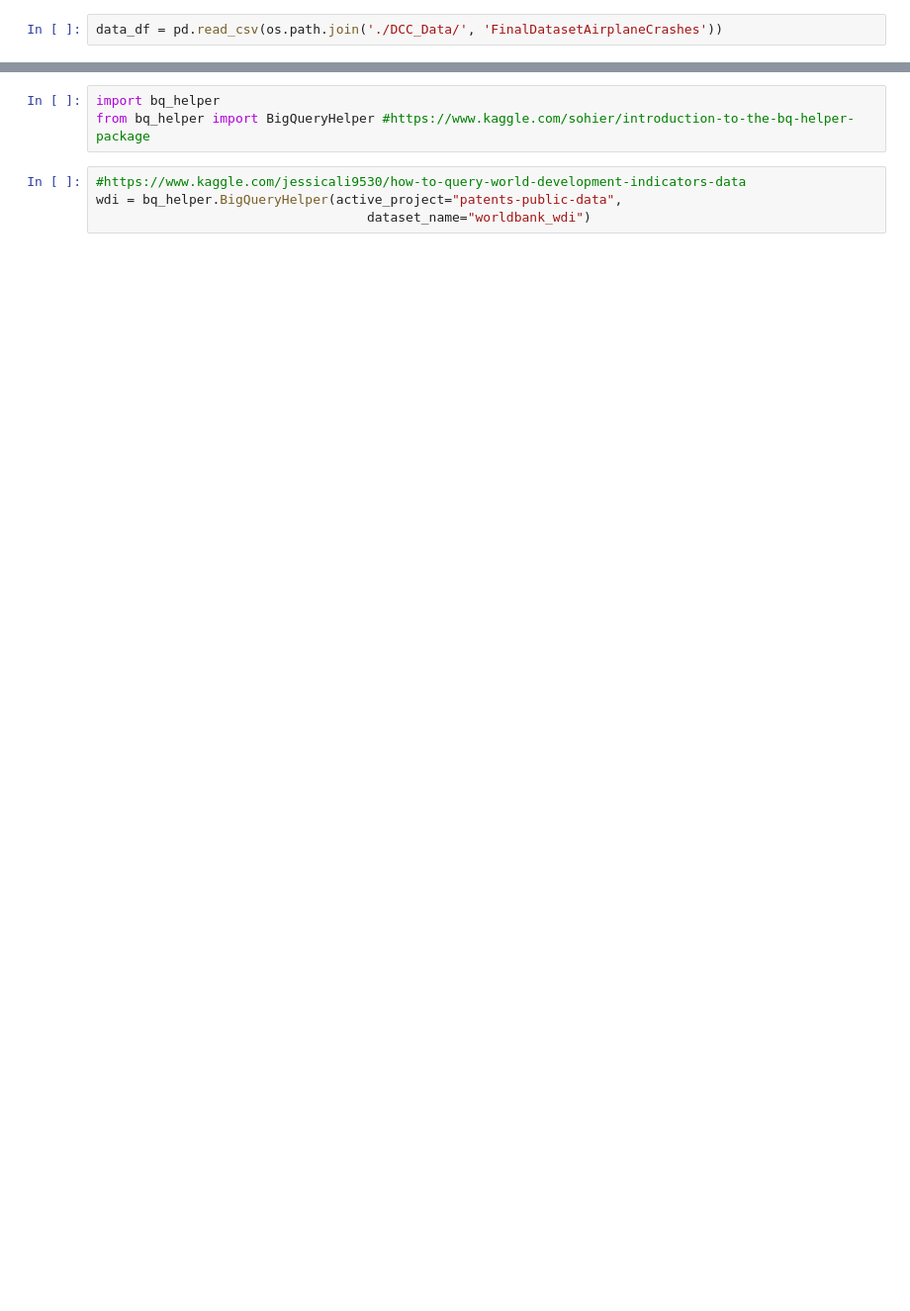
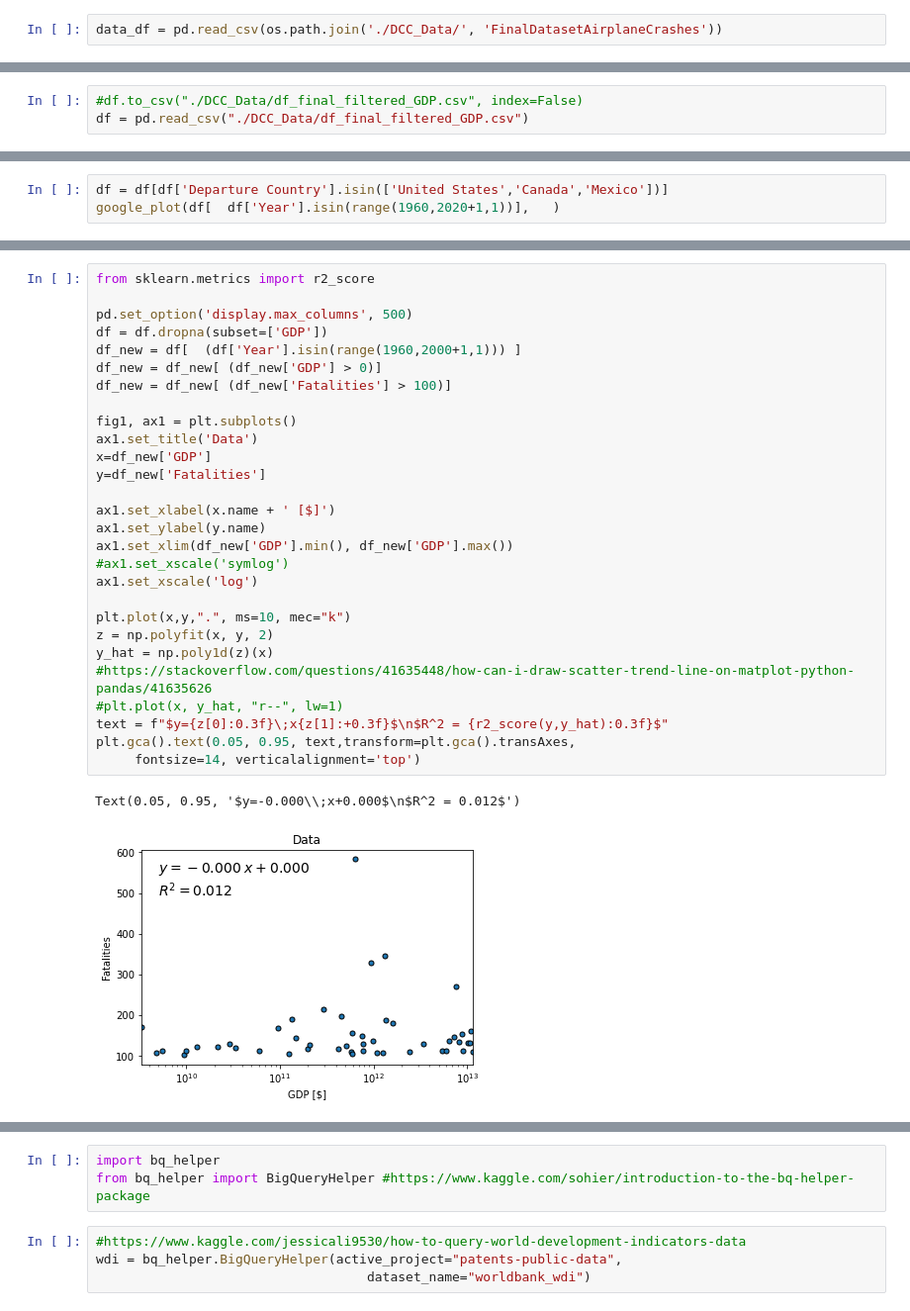
Before and after one commit to nahidfarzad8751/project_one, a Jupyter notebook: David_Coy_Notebook.ipynb, the cells around one changed output, grey strips where cells are left out. Shown at 99% size. Saved outputs shown, nothing was run; the diff lists cells and outputs as text; blank space fills up the shorter version.

Commit message:
Near final versions of all my code and data

```diff
--- a/David_Coy_Notebook.ipynb
+++ b/David_Coy_Notebook.ipynb
@@ -231,0 +204,3 @@ planecrash_df[planecrash_df['GDP'].values != 0]
+# %%
+#df.to_csv("./DCC_Data/df_final_filtered_GDP.csv", index=False)
+df = pd.read_csv("./DCC_Data/df_final_filtered_GDP.csv")
@@ -231,0 +307,3 @@ planecrash_df[planecrash_df['GDP'].values != 0]
+# %%
+df = df[df['Departure Country'].isin(['United States','Canada','Mexico'])]
+google_plot(df[  df['Year'].isin(range(1960,2020+1,1))],   )
@@ -231,0 +338,31 @@ planecrash_df[planecrash_df['GDP'].values != 0]
+# %%
+from sklearn.metrics import r2_score
+
+pd.set_option('display.max_columns', 500)
+df = df.dropna(subset=['GDP'])
+df_new = df[  (df['Year'].isin(range(1960,2000+1,1))) ]
+df_new = df_new[ (df_new['GDP'] > 0)]
+df_new = df_new[ (df_new['Fatalities'] > 100)]
+
+fig1, ax1 = plt.subplots()
+ax1.set_title('Data')
+x=df_new['GDP']
+y=df_new['Fatalities']
+
+ax1.set_xlabel(x.name + ' [$]')
+ax1.set_ylabel(y.name)
+ax1.set_xlim(df_new['GDP'].min(), df_new['GDP'].max())
+#ax1.set_xscale('symlog')
+ax1.set_xscale('log')
+
+plt.plot(x,y,".", ms=10, mec="k")
+z = np.polyfit(x, y, 2)
+y_hat = np.poly1d(z)(x)
+#https://stackoverflow.com/questions/41635448/how-can-i-draw-scatter-trend-line-on-matplot-python-pandas/41635626
+#plt.plot(x, y_hat, "r--", lw=1)
+text = f"$y={z[0]:0.3f}\;x{z[1]:+0.3f}$\n$R^2 = {r2_score(y,y_hat):0.3f}$"
+plt.gca().text(0.05, 0.95, text,transform=plt.gca().transAxes,
+     fontsize=14, verticalalignment='top')
+# %% [output]
+Text(0.05, 0.95, '$y=-0.000\\;x+0.000$\n$R^2 = 0.012$')
+[figure, added]
```
Also changed, not shown: parts of 55 cells of this notebook, 17 other files.
